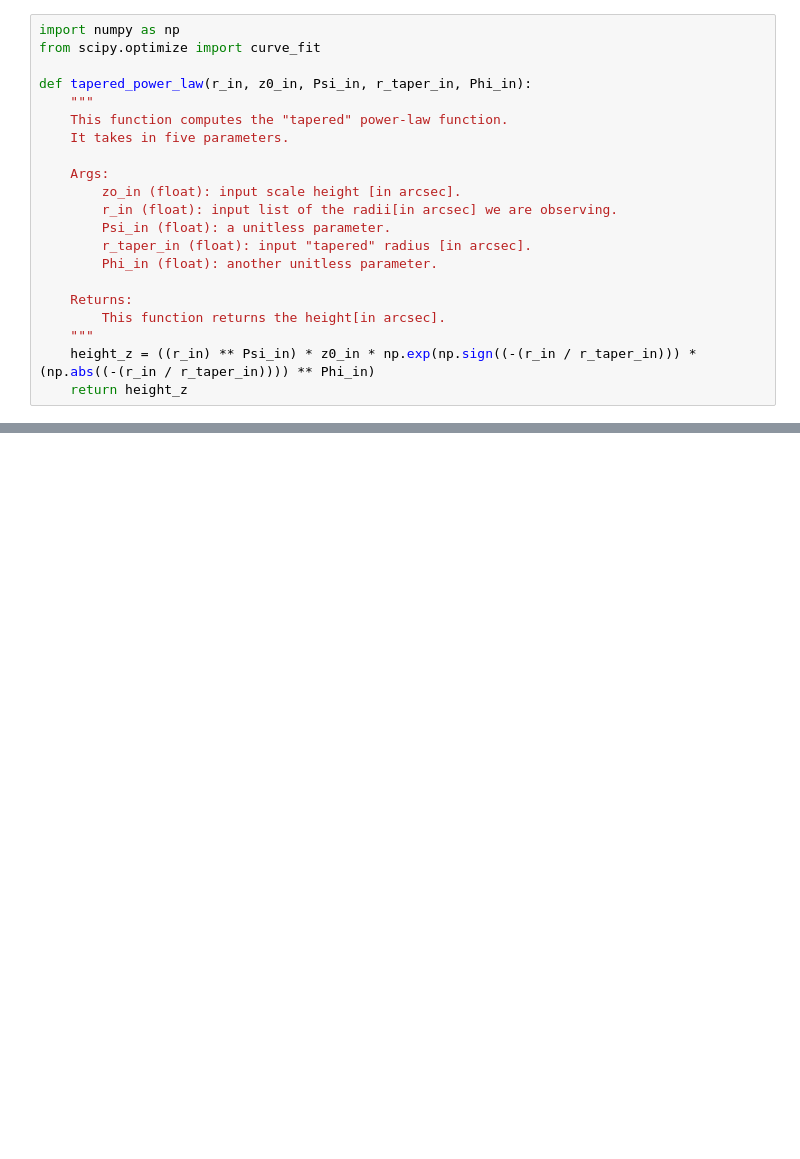
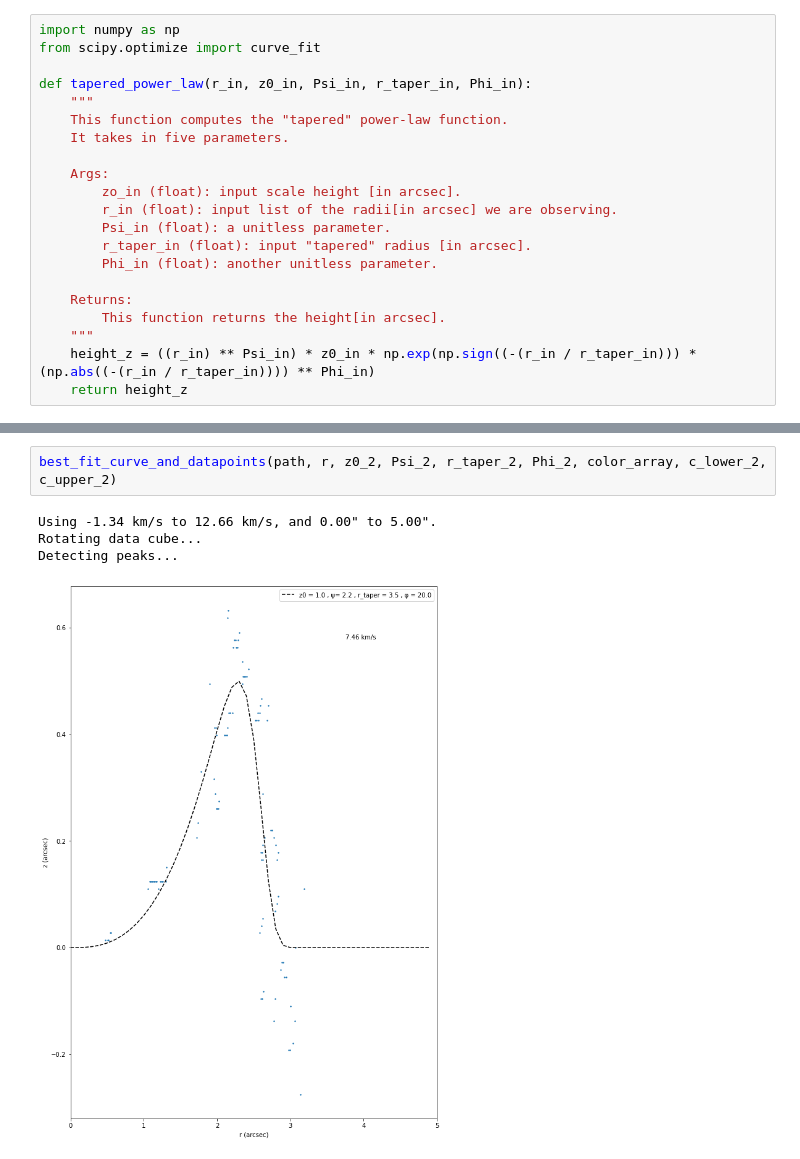
Before and after one commit to feilongm/Notebooks, a Jupyter notebook: notebooks/July 1.ipynb, the cells around one changed output, grey strips where cells are left out. Saved outputs shown, nothing was run; the diff lists cells and outputs as text; blank space fills up the shorter version.

```diff
--- a/notebooks/July 1.ipynb
+++ b/notebooks/July 1.ipynb
@@ -344,0 +180,7 @@ WARNING: Failed to fit the data. Returning `p0`.
+# %%
+best_fit_curve_and_datapoints(path, r, z0_2, Psi_2, r_taper_2, Phi_2, color_array, c_lower_2, c_upper_2)
+# %% [output]
+Using -1.34 km/s to 12.66 km/s, and 0.00" to 5.00".
+Rotating data cube...
+Detecting peaks...
+[figure, added]
```
Also changed, not shown: parts of 73 cells of this notebook.
